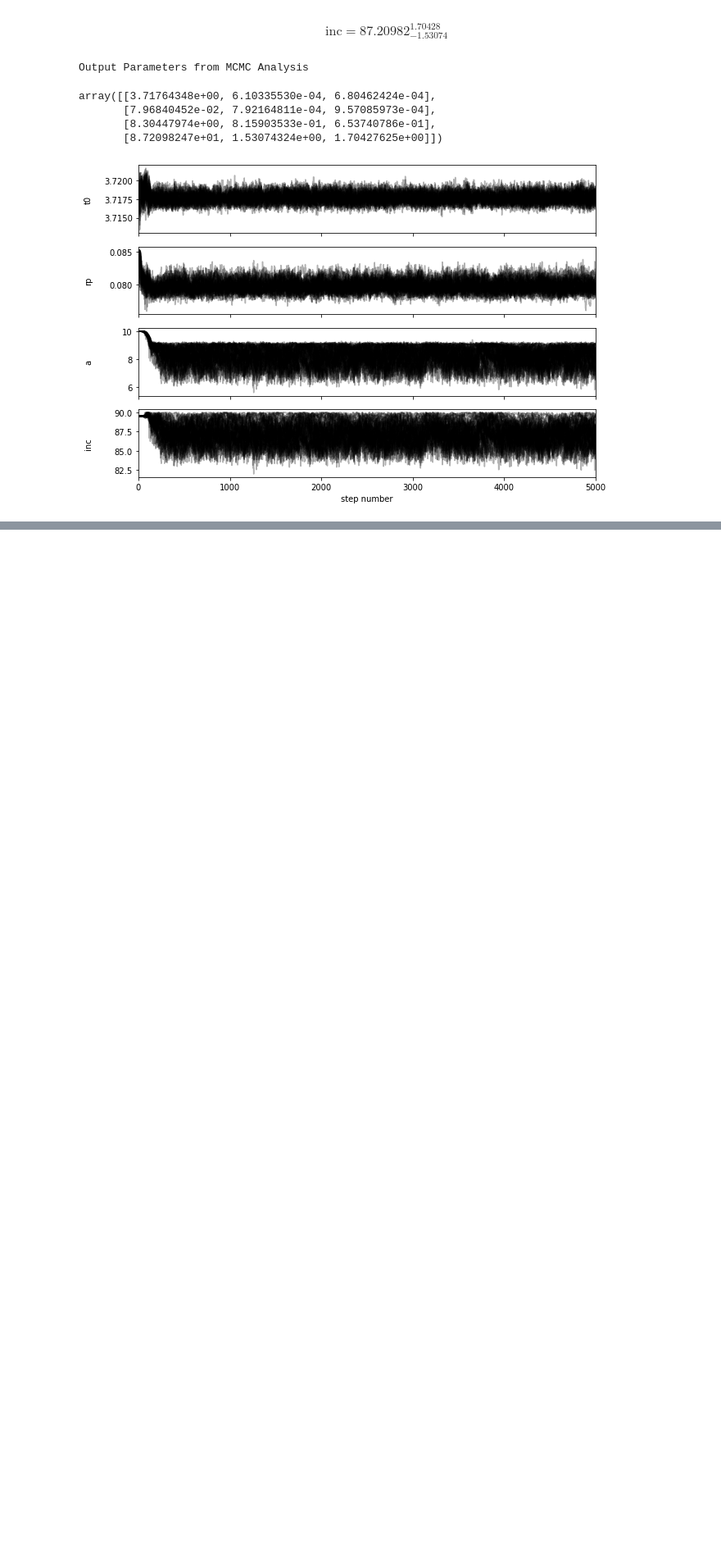
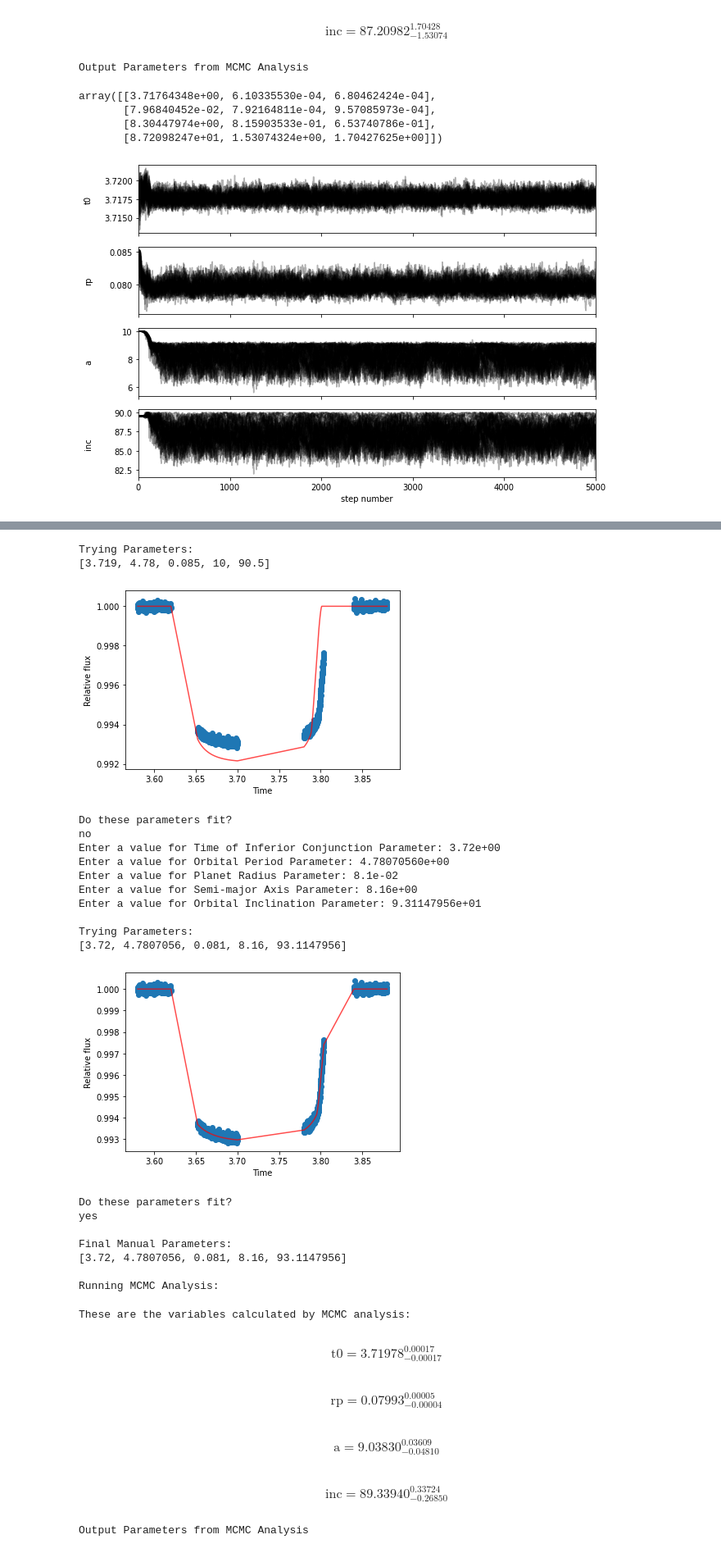
Before and after one commit to Hamza-Suleman/transiting-exoplanets, a Jupyter notebook: Wrapper_Function.ipynb, the cells around one changed output, grey strips where cells are left out. Shown at 82% size. Cells and saved outputs as stored; diff of their text form; code cells hidden in the pictures; blank space fills up the shorter version.

Commit message:
Working wrapper function - tested on followup dataset

```diff
--- a/Wrapper_Function.ipynb
+++ b/Wrapper_Function.ipynb
@@ -205,0 +210,30 @@ array([[3.71764348e+00, 6.10335530e-04, 6.80462424e-04],
+# %%
+transit_analysis("https://raw.githubusercontent.com/Hamza-Suleman/transiting-exoplanets/main/Transit_model_LC_follow-up_data.txt")
+# %% [output]
+Trying Parameters:
+[3.719, 4.78, 0.085, 10, 90.5]
+[figure, added]
+Do these parameters fit?
+no
+Enter a value for Time of Inferior Conjunction Parameter: 3.72e+00
+Enter a value for Orbital Period Parameter: 4.78070560e+00
+Enter a value for Planet Radius Parameter: 8.1e-02
+Enter a value for Semi-major Axis Parameter: 8.16e+00
+Enter a value for Orbital Inclination Parameter: 9.31147956e+01
+
+Trying Parameters:
+[3.72, 4.7807056, 0.081, 8.16, 93.1147956]
+[figure, added]
+Do these parameters fit?
+yes
+
+Final Manual Parameters:
+[3.72, 4.7807056, 0.081, 8.16, 93.1147956]
+
+Running MCMC Analysis:
+These are the variables calculated by MCMC analysis:
+$$\mathrm{t0} = 3.71978_{-0.00017}^{0.00017}$$
+$$\mathrm{rp} = 0.07993_{-0.00004}^{0.00005}$$
+$$\mathrm{a} = 9.03830_{-0.04810}^{0.03609}$$
+$$\mathrm{inc} = 89.33940_{-0.26850}^{0.33724}$$
+Output Parameters from MCMC Analysis
```
Also changed, not shown: parts of 3 cells of this notebook.
